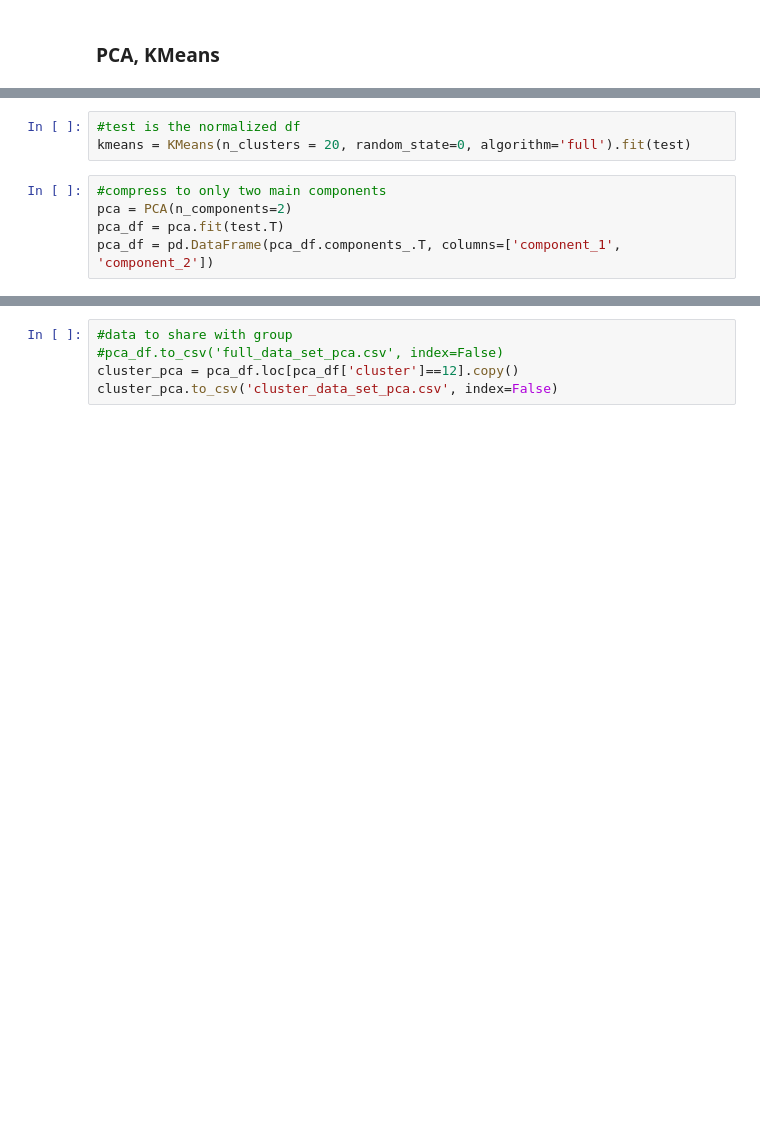
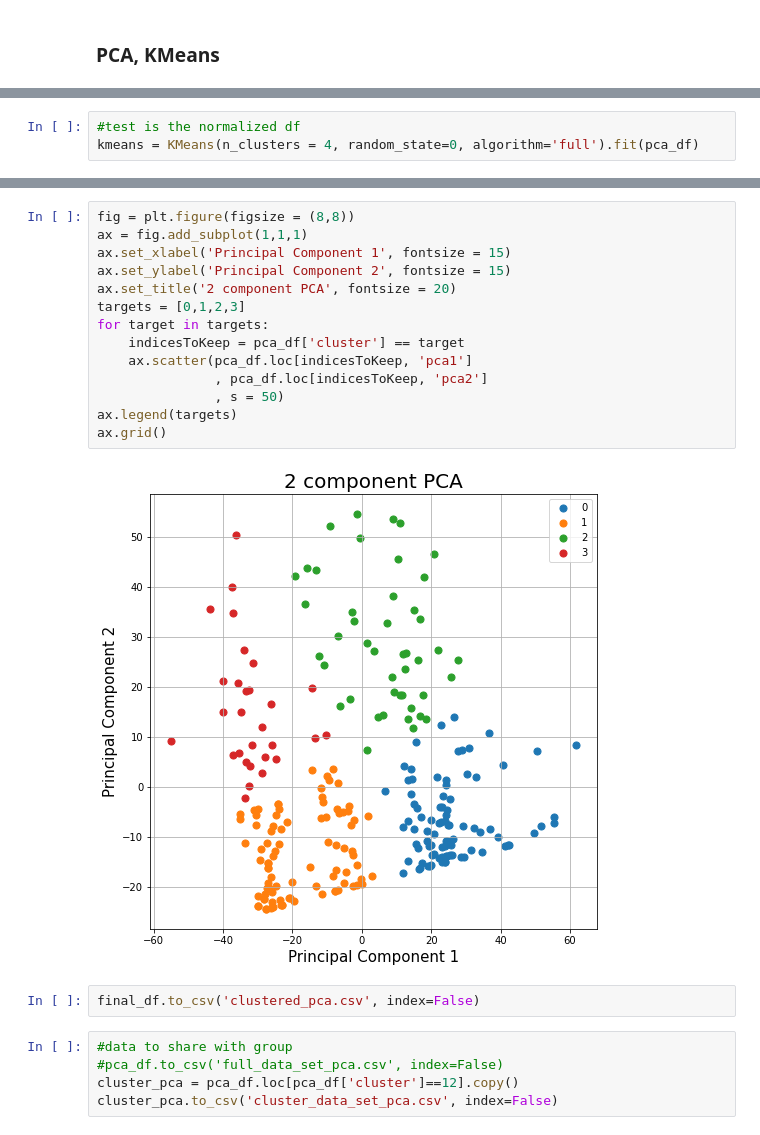
Before and after one commit to jhirschibar/music_box, a Jupyter notebook: recommender.ipynb, the cells around one changed output, grey strips where cells are left out. Saved outputs shown, nothing was run; the diff lists cells and outputs as text; blank space fills up the shorter version.

```diff
--- a/recommender.ipynb
+++ b/recommender.ipynb
@@ -82,11 +136,6 @@ test.head()
 # %%
 #test is the normalized df
-kmeans = KMeans(n_clusters = 20, random_state=0, algorithm='full').fit(test)
+kmeans = KMeans(n_clusters = 4, random_state=0, algorithm='full').fit(pca_df)
-# %%
-#compress to only two main components
-pca = PCA(n_components=2)
-pca_df = pca.fit(test.T)
-pca_df = pd.DataFrame(pca_df.components_.T, columns=['component_1', 'component_2'])
 # %%
 #add cluster assignments
 pca_df['cluster']=kmeans.labels_
@@ -112,3 +217,21 @@ Name: cluster, dtype: int64
+# %%
+fig = plt.figure(figsize = (8,8))
+ax = fig.add_subplot(1,1,1)
+ax.set_xlabel('Principal Component 1', fontsize = 15)
+ax.set_ylabel('Principal Component 2', fontsize = 15)
+ax.set_title('2 component PCA', fontsize = 20)
+targets = [0,1,2,3]
+for target in targets:
+    indicesToKeep = pca_df['cluster'] == target
+    ax.scatter(pca_df.loc[indicesToKeep, 'pca1']
+               , pca_df.loc[indicesToKeep, 'pca2']
+               , s = 50)
+ax.legend(targets)
+ax.grid()
+# %% [output]
+[figure, added]
+# %%
+final_df.to_csv('clustered_pca.csv', index=False)
 # %%
 #data to share with group
 #pca_df.to_csv('full_data_set_pca.csv', index=False)
```
Also changed, not shown: parts of 20 cells of this notebook, 4 other files.
